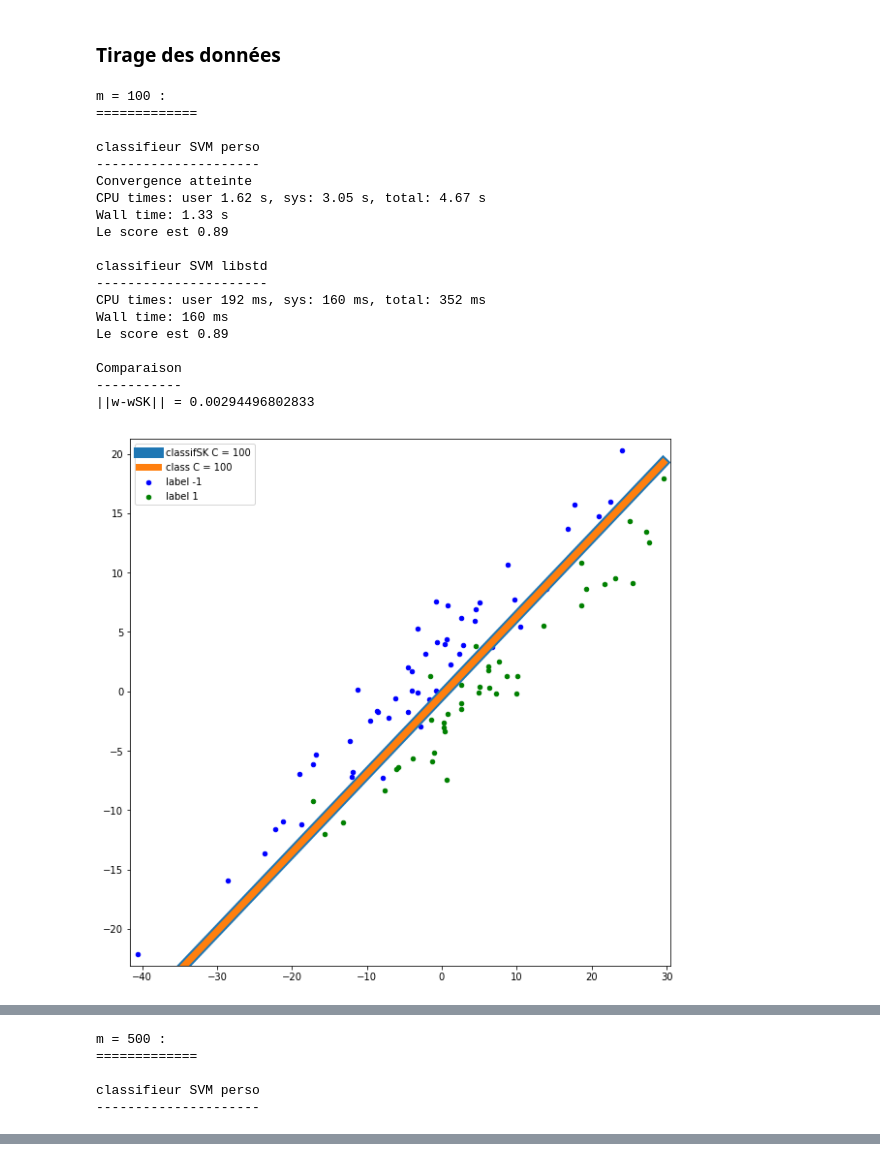
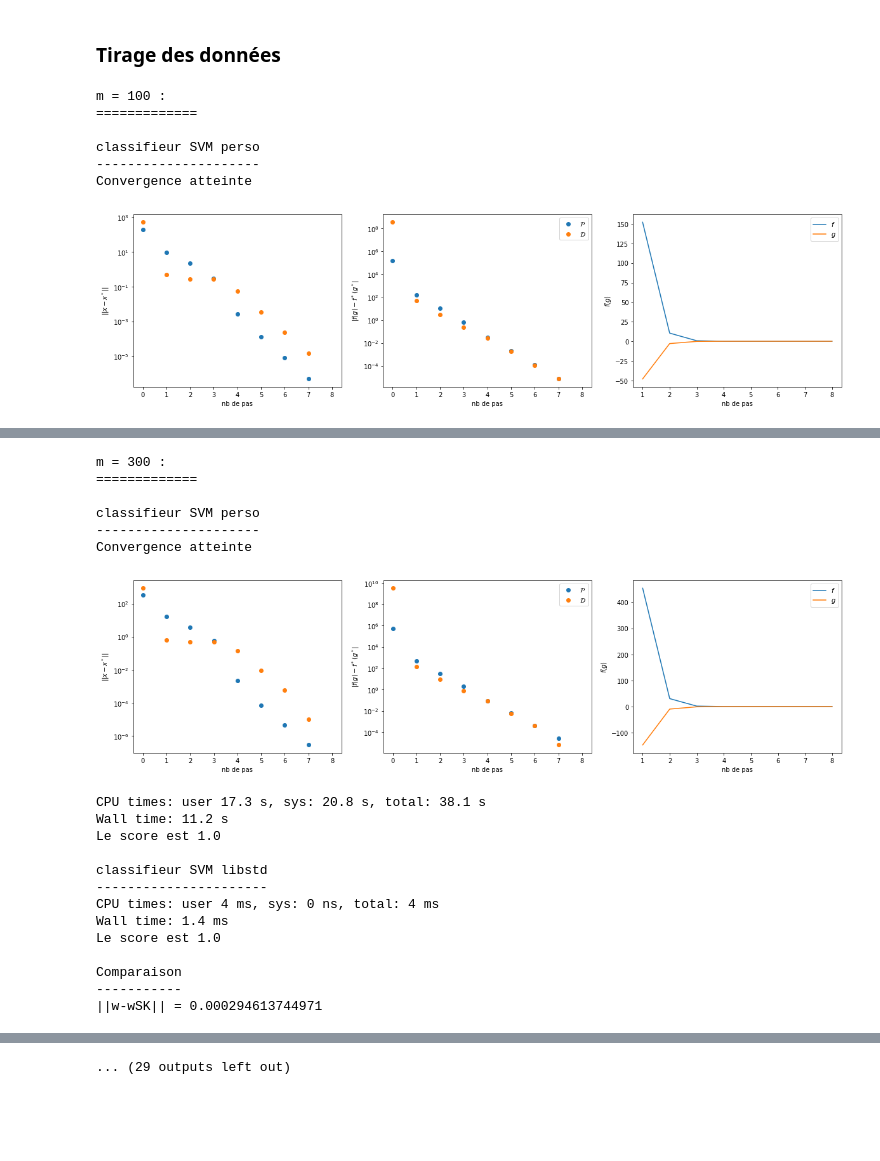
Before and after one commit to Meleagant/SVM, a Jupyter notebook: projet.ipynb, the cells around one changed output, grey strips where cells are left out. Drawn from its saved outputs; the diff is of its cells as text; code cells hidden in the pictures; blank space fills up the shorter version.

Commit message:
de zolis dessins avec subplot

```diff
--- a/projet.ipynb
+++ b/projet.ipynb
@@ -249,7 +249,7 @@ import numpy as np
 import matplotlib.pyplot as plt
 import timeit as it
 from sklearn import svm
-plt.rcParams["figure.figsize"] = (10,10)
+plt.rcParams["figure.figsize"] = (5,5)
 # %% [markdown]
 ### Fonction d'initialisation
 # %%
@@ -488,14 +488,17 @@ def solveLP(A, b, s_0, h0, Ch1, Ad, bd, α_0, S, eps=10**(-5),prnt = False):
 
     # Le reste n'est qu'affichage
     if prnt:
-        #plt.subplot(1,3,3)
-        D = [np.linalg.norm(s_i -s_star) for s_i in S_star]
-        plt.semilogy(D,'o')
+        plt.subplot(1,3,1)
+        P = [np.linalg.norm(s_i -s_star) for s_i in S_star]
+        D = [np.linalg.norm(α_i -α_star) for α_i in A_star]
+        plt.semilogy(P,'o',label="$\mathcal{P}$")
+        plt.semilogy(D,'o',label="$\mathcal{D}$")
+        plt.legend()
         plt.ylabel("$||x-x^*||$")
         plt.xlabel("nb de pas")
-        plt.show()
+        #plt.show()
 
-        #plt.subplot(1,3,3)
+        plt.subplot(1,3,2)
         F = [np.abs(f_star-compute_f(s, h0, Ch1)) for s in S_star]
         G = [np.abs(g_star-compute_g(α, S)) for α in A_star]
         plt.semilogy(F,'o', label="$\mathcal{P}$")
@@ -503,12 +506,14 @@ def solveLP(A, b, s_0, h0, Ch1, Ad, bd, α_0, S, eps=10**(-5),prnt = False):
         plt.legend()
         plt.ylabel('$|f(g) - f^*(g^*|$')
         plt.xlabel("nb de pas")
-        plt.show()
+        #plt.show()
 
-        #plt.subplot(1,3,3)
+        plt.subplot(1,3,3)
         plt.plot([i for i in range(len(S_star))][1::] ,[compute_f(s, h0, Ch1) for s in S_star][1::],label="$f$")
         plt.plot([i for i in range(len(A_star))][1::] ,[compute_g(α, S) for α in A_star][1::],label="$g$")
         plt.legend()
+        plt.ylabel('$f(g) $')
+        plt.xlabel("nb de pas")
         plt.show()
 
 
@@ -578,11 +583,11 @@ def printClassificateur(w,xmax,xmin,ymax,ymin,lgd):
         xx = np.linspace(xmin, xmax, 100)
         a = w[0]/w[1]
         yy = -a*xx - w[2]/w[1]
-        plt.plot(xx,yy,label=lgd,lw=len(lgd)-6)
+        plt.plot(xx,yy,label=lgd,lw=len(lgd)-10)
     else:
         yy = np.linespace(ymin, ymax, 100)
         xx = (-w[2]/w[0])*np.ones(100)
-        plt.plot(xx,yy,label=lgd,lw=len(lgd)-6)
+        plt.plot(xx,yy,label=lgd,lw=len(lgd)-10)
 
 def score(x,y,w_class):
     res = 0
@@ -593,21 +598,22 @@ def score(x,y,w_class):
 
 μ0 = np.array([-5, 0])
 μ1 = np.array([5, 0])
-σ = np.array([2,15])
+σ = np.array([0.5,15])
 Σ0 = R(2*np.pi/6)
 Σ1 = R(2*np.pi/6)
 
 
 
 T, Tsk = [], []
-for m in range(100, 501, 100):
+for m in range(100, 1001, 100):
     print("m = "+str(m)+str(" :"))
     print("=============")
     x, y, x0, x1 = tirerBench(m, σ, μ0, μ1, Σ0, Σ1)
 
     print("\nclassifieur SVM perso")
     print("---------------------")
-    %time w = get_class(x, y, C, prnt = False)
+    plt.rcParams["figure.figsize"] = (20,5)
+    %time w = get_class(x, y, C, prnt = True)
     print("Le score est "+str(score(x,y,w)))
     # print("Classifieur calculé en "+str(dt)+" s.")
     #T += [dt]
@@ -622,45 +628,32 @@ for m in range(100, 501, 100):
     # On affiche les classifieurs
     print("\nComparaison")
     print("-----------")
     print("||w-wSK|| = "+str(np.linalg.norm(w-wSK)))
 
-
+    plt.rcParams["figure.figsize"] = (10,10)
     xmin , xmax = np.min(x[:,0]) , np.max(x[:,0])
     ymin , ymax = np.min(x[:,1]) , np.max(x[:,1])
 
     plt.scatter(x0[:,0],x0[:,1],s=20,color="blue",label="label -1")
     plt.scatter(x1[:,0],x1[:,1],s=20,color="green",label="label 1")
 
     printClassificateur(wSK,xmax,xmin,ymax,ymin,"classifSK C = "+str(C))
     printClassificateur(w,xmax,xmin,ymax,ymin,"class C = "+str(C))
 
     plt.ylim(ymin-1,ymax+1)
     plt.xlim(xmin-1,xmax+1)
     plt.legend()
     plt.show()
 
 plt.plot([a for a in range(len(T))],T,"o",label="classif")
 plt.plot([a for a in range(len(T))],Tsk,"o",label="classifsk")
 plt.legend()
 plt.show()
 # %% [output]
 m = 100 :
 =============
 
 classifieur SVM perso
 ---------------------
 Convergence atteinte
-CPU times: user 1.62 s, sys: 3.05 s, total: 4.67 s
-Wall time: 1.33 s
-Le score est 0.89
-
-classifieur SVM libstd
-----------------------
-CPU times: user 192 ms, sys: 160 ms, total: 352 ms
-Wall time: 160 ms
-Le score est 0.89
-
-Comparaison
------------
-||w-wSK|| = 0.00294496802833
-[figure, old version]
+[figure, new version]
@@ -727,5 +695,20 @@ Comparaison
-m = 500 :
+m = 300 :
 =============
 
 classifieur SVM perso
 ---------------------
+Convergence atteinte
+[figure, added]
+CPU times: user 17.3 s, sys: 20.8 s, total: 38.1 s
+Wall time: 11.2 s
+Le score est 1.0
+
+classifieur SVM libstd
+----------------------
+CPU times: user 4 ms, sys: 0 ns, total: 4 ms
+Wall time: 1.4 ms
+Le score est 1.0
+
+Comparaison
+-----------
+||w-wSK|| = 0.000294613744971
@@ -732,3 +716,4 @@ classifieur SVM perso
+... (29 outputs left out)
 # %%
 def con():
     for i in range(1000000):
```
Also changed, not shown: parts of 2 cells of this notebook.
